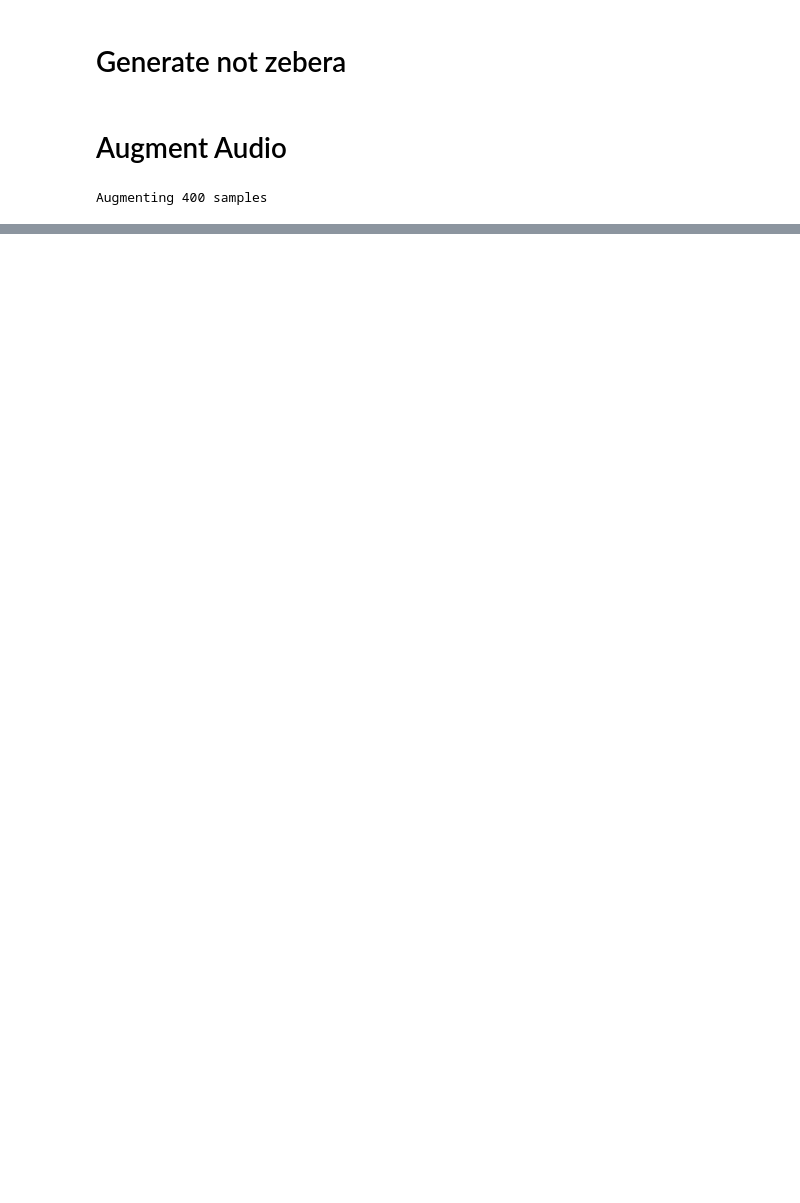
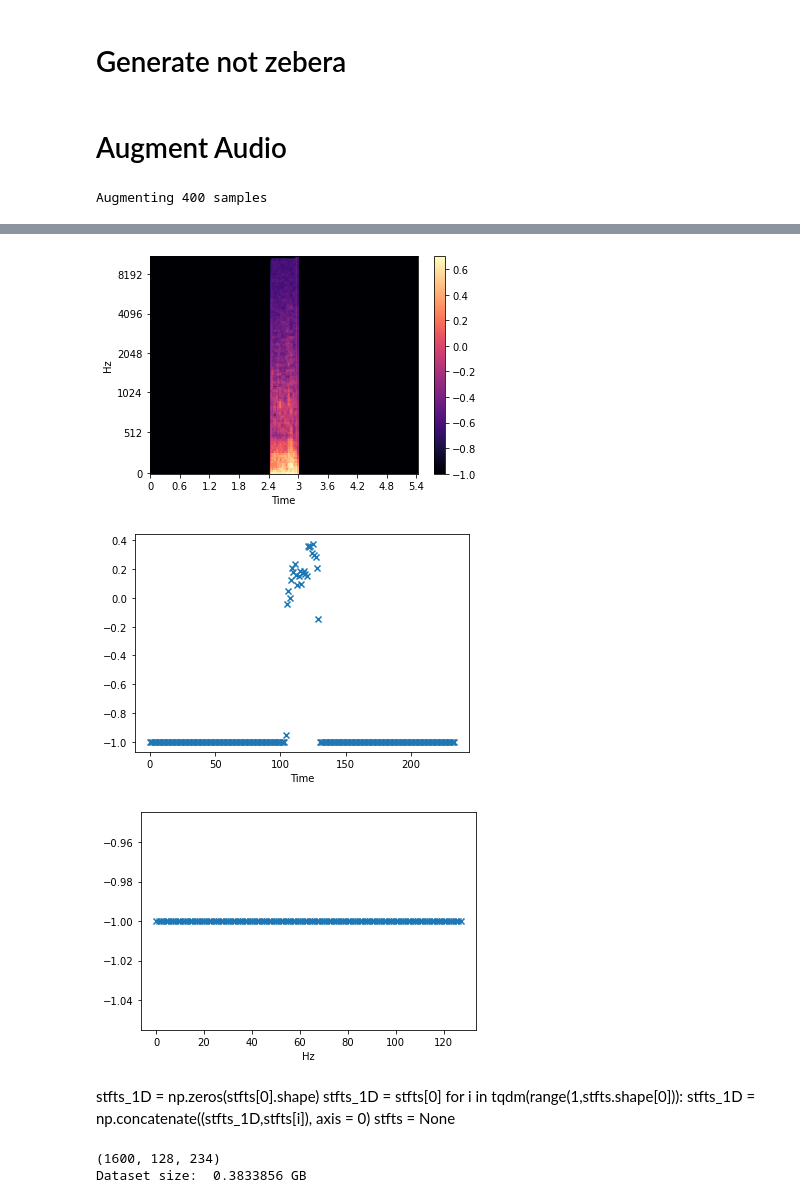
Before and after one commit to AleksandraPanfilova/Zebra_Project, a Jupyter notebook: Audio Load Example.ipynb, the cells around one changed output, grey strips where cells are left out. Saved outputs shown, nothing was run; the diff lists cells and outputs as text; code cells hidden in the pictures; blank space fills up the shorter version.

```diff
--- a/Audio Load Example.ipynb
+++ b/Audio Load Example.ipynb
@@ -131,0 +107,22 @@ stfts = None
+# %%
+sampleidx = 399
+librosa.display.specshow(mels_norm_db[0,sampleidx,:,:],x_axis="time",y_axis="mel")
+#plt.imshow(librosa.amplitude_to_db(mels_norm_db[0,100,:,:]),origin='lower',aspect='auto')
+plt.colorbar()
+plt.show()
+plt.scatter(np.arange(0,len(mels_norm_db[0,sampleidx,10,:])),mels_norm_db[0,sampleidx,10,:],marker='x')
+plt.xlabel("Time")
+plt.show()
+plt.scatter(np.arange(0,len(mels_norm_db[0,sampleidx,:,100])),mels_norm_db[0,sampleidx,:,100],marker='x')
+plt.xlabel("Hz")
+plt.show()
+# %% [output]
+[figure, added]
+[figure, added]
+[figure, added]
+# %% [markdown]
+stfts_1D = np.zeros(stfts[0].shape)
+stfts_1D = stfts[0]
+for i in tqdm(range(1,stfts.shape[0])):
+    stfts_1D = np.concatenate((stfts_1D,stfts[i]), axis = 0)
+stfts = None
@@ -132,6 +135,9 @@ stfts = None
 # %%
-stfts_1D.shape
-print("Dataset size: ",stfts_1D.nbytes/(1e9), 'GB')
+print(mels_1D.shape)
+print("Dataset size: ",mels_1D.nbytes/(1e9), 'GB')
+# %% [output]
+(1600, 128, 234)
+Dataset size:  0.3833856 GB
 # %%
 #np.savez_compressed('stfts_array',stfts_1D)
 #stfts = np.load('stfts_array.npz')
```
Also changed, not shown: parts of 21 cells of this notebook, 1 other file.
